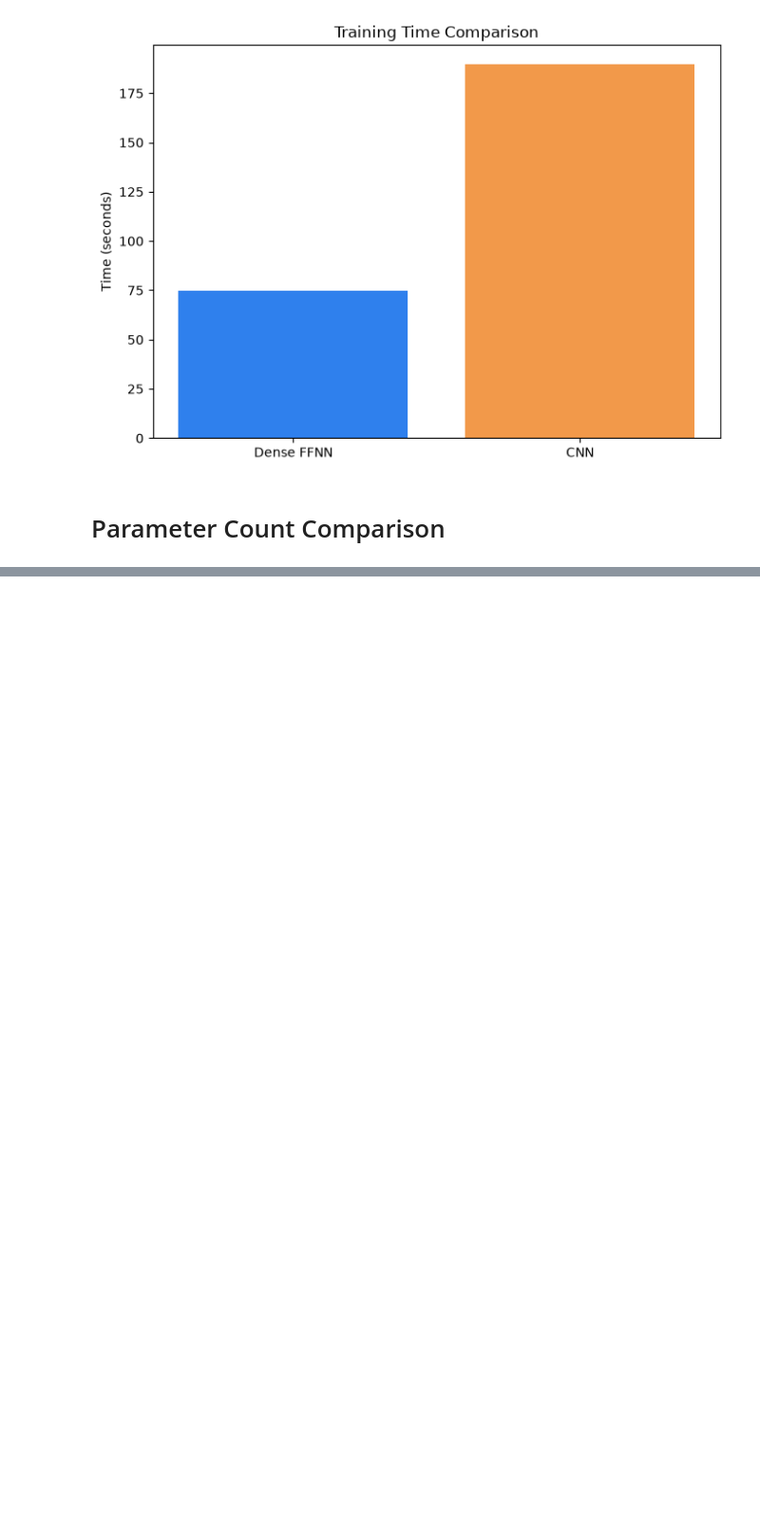
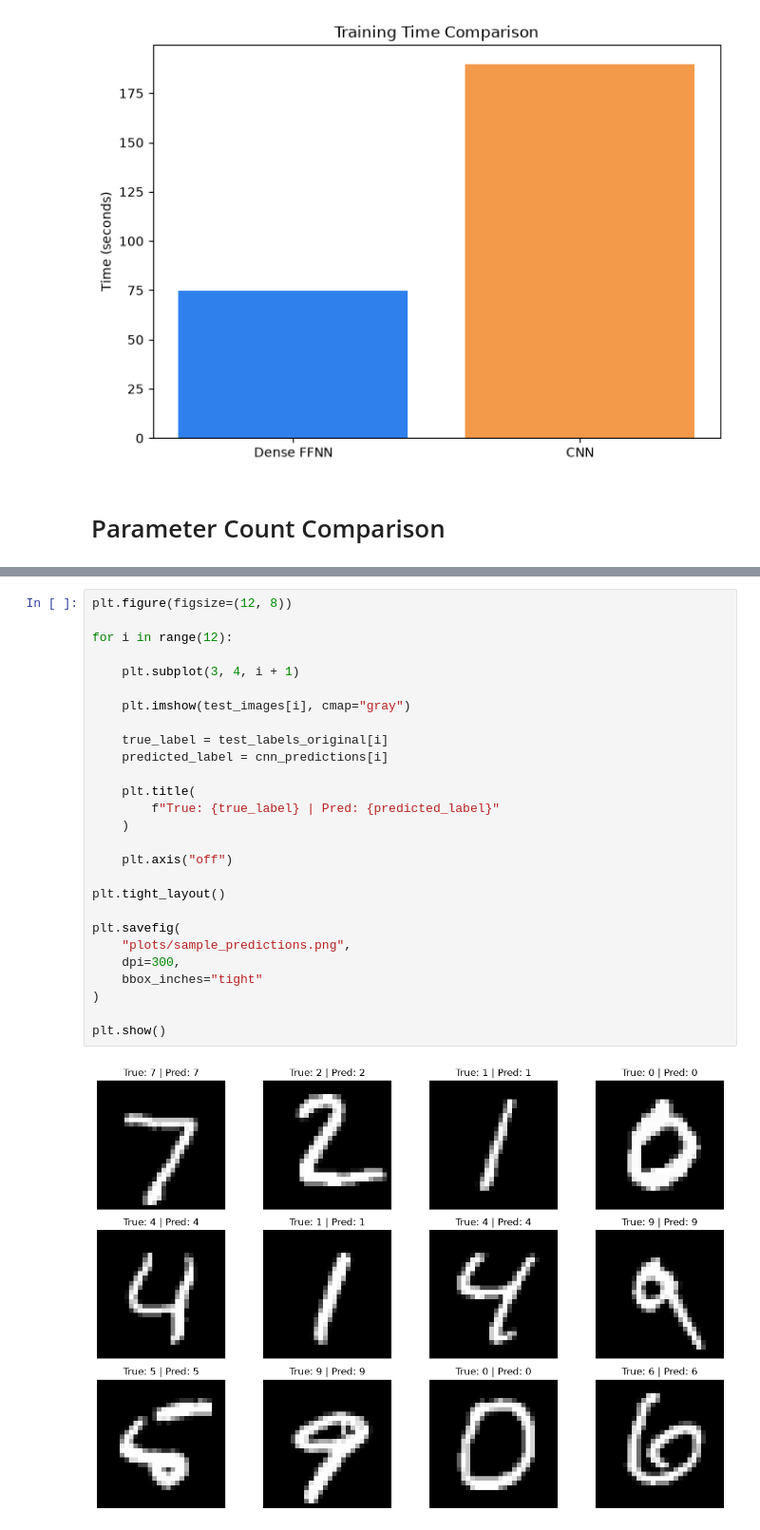
Before and after one commit to misshosseini/mini-deep-learning-experiment, a Jupyter notebook: mnist_ffnn_vs_cnn.ipynb, the cells around one changed output, grey strips where cells are left out. Shown at 95% size. Cells and saved outputs as stored; diff of their text form; blank space fills up the shorter version.

Commit message:
sample predictions

```diff
--- a/mnist_ffnn_vs_cnn.ipynb
+++ b/mnist_ffnn_vs_cnn.ipynb
@@ -902,0 +910,29 @@ plt.show()
+# %%
+plt.figure(figsize=(12, 8))
+
+for i in range(12):
+
+    plt.subplot(3, 4, i + 1)
+
+    plt.imshow(test_images[i], cmap="gray")
+
+    true_label = test_labels_original[i]
+    predicted_label = cnn_predictions[i]
+
+    plt.title(
+        f"True: {true_label} | Pred: {predicted_label}"
+    )
+
+    plt.axis("off")
+
+plt.tight_layout()
+
+plt.savefig(
+    "plots/sample_predictions.png",
+    dpi=300,
+    bbox_inches="tight"
+)
+
+plt.show()
+# %% [output]
+[figure, added]
```
Also changed, not shown: parts of 2 cells of this notebook, 2 other files.
